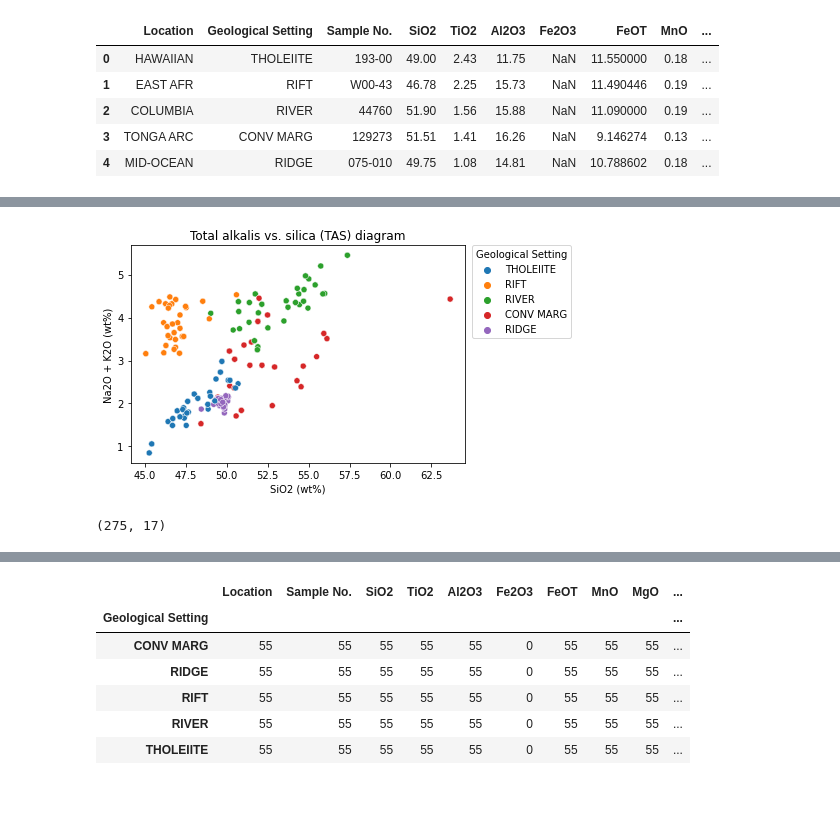
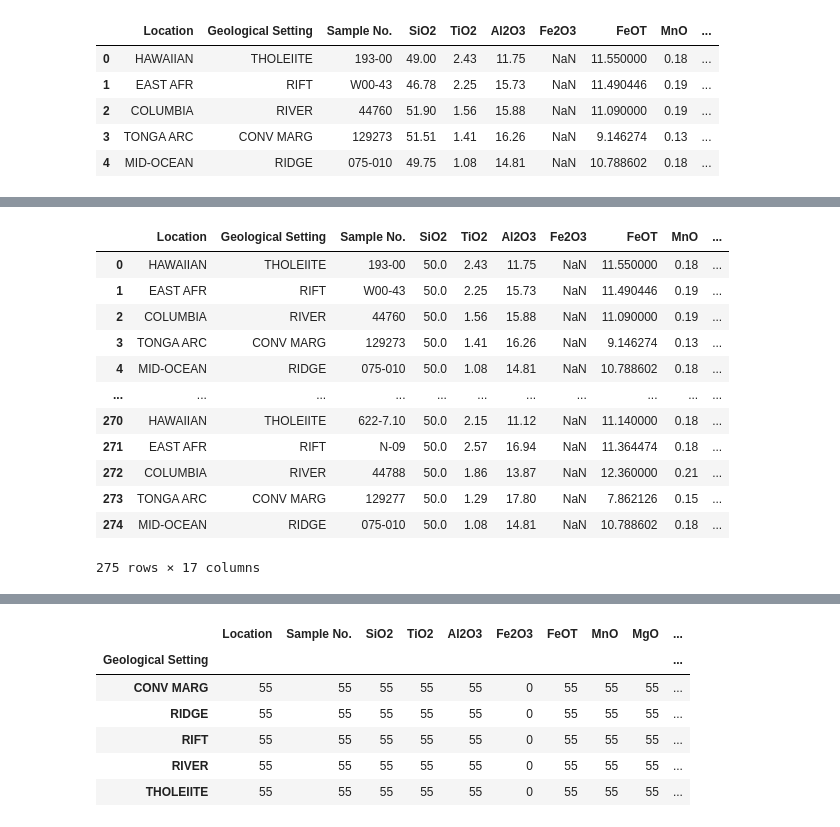
Before and after one commit to MusawenkosiGeology/Programming-Data-Analysis-with-Python-in-the-Geosciences, a Jupyter notebook: Basalt_TraceElement_ForStudents.ipynb, the cells around one changed output, grey strips where cells are left out. Drawn from its saved outputs; the diff is of its cells as text; code cells hidden in the pictures; blank space fills up the shorter version.

```diff
--- a/Basalt_TraceElement_ForStudents.ipynb
+++ b/Basalt_TraceElement_ForStudents.ipynb
@@ -121,11 +121,9 @@ df_samples.head()
 | 3 | TONGA ARC | CONV MARG | 129273 | 51.51 | 1.41 | 16.26 | NaN | 9.146274 | 0.13 | ... |
 | 4 | MID-OCEAN | RIDGE | 075-010 | 49.75 | 1.08 | 14.81 | NaN | 10.788602 | 0.18 | ... |
 # %%
-SiO2=50.0
+df_samples["SiO2"]=50.0
 if SiO2 >50.0:
     print('SiO2 is greater than 50.0')
-elif SiO2 ==50.0
-    print('SiO2 is equal to 50.0')
 else:
     print('SiO2 is less than 50.0')
 # %% [output]
@@ -132,0 +131,3 @@ SyntaxError: invalid syntax (Temp/ipykernel_6256/3647705132.py, line 4)
+# %%
+# selecting rows based on condition to identify mafic rocks
+df_silica = df_samples.loc[df_samples['SiO2'] < 70.0]
@@ -133,3 +174,19 @@ SyntaxError: invalid syntax (Temp/ipykernel_6256/3647705132.py, line 4)
+# %%
+df_silica.head(275)
+# %% [output]
+|  | Location | Geological Setting | Sample No. | SiO2 | TiO2 | Al2O3 | Fe2O3 | FeOT | MnO | ... |
+| 0 | HAWAIIAN | THOLEIITE | 193-00 | 50.0 | 2.43 | 11.75 | NaN | 11.550000 | 0.18 | ... |
+| 1 | EAST AFR | RIFT | W00-43 | 50.0 | 2.25 | 15.73 | NaN | 11.490446 | 0.19 | ... |
+| 2 | COLUMBIA | RIVER | 44760 | 50.0 | 1.56 | 15.88 | NaN | 11.090000 | 0.19 | ... |
+| 3 | TONGA ARC | CONV MARG | 129273 | 50.0 | 1.41 | 16.26 | NaN | 9.146274 | 0.13 | ... |
+| 4 | MID-OCEAN | RIDGE | 075-010 | 50.0 | 1.08 | 14.81 | NaN | 10.788602 | 0.18 | ... |
+| ... | ... | ... | ... | ... | ... | ... | ... | ... | ... | ... |
+| 270 | HAWAIIAN | THOLEIITE | 622-7.10 | 50.0 | 2.15 | 11.12 | NaN | 11.140000 | 0.18 | ... |
+| 271 | EAST AFR | RIFT | N-09 | 50.0 | 2.57 | 16.94 | NaN | 11.364474 | 0.18 | ... |
+| 272 | COLUMBIA | RIVER | 44788 | 50.0 | 1.86 | 13.87 | NaN | 12.360000 | 0.21 | ... |
+| 273 | TONGA ARC | CONV MARG | 129277 | 50.0 | 1.29 | 17.80 | NaN | 7.862126 | 0.15 | ... |
+| 274 | MID-OCEAN | RIDGE | 075-010 | 50.0 | 1.08 | 14.81 | NaN | 10.788602 | 0.18 | ... |
+275 rows × 17 columns
 # %%
 fig,ax = plt.subplots()
 sns.scatterplot(data=df_samples, hue='Geological Setting', x='SiO2', y='Na2O + K2O')
@@ -140,11 +197,7 @@ plt.xlabel('SiO2 (wt%)')
 plt.ylabel('Na2O + K2O (wt%)')
 plt.savefig('scatter.png')
 plt.show()
-# %% [output]
-[figure, removed]
 # %%
 df_samples.shape
-# %% [output]
-(275, 17)
 # %%
 df_samples.dtypes
```
Also changed, not shown: parts of 5 cells of this notebook.
